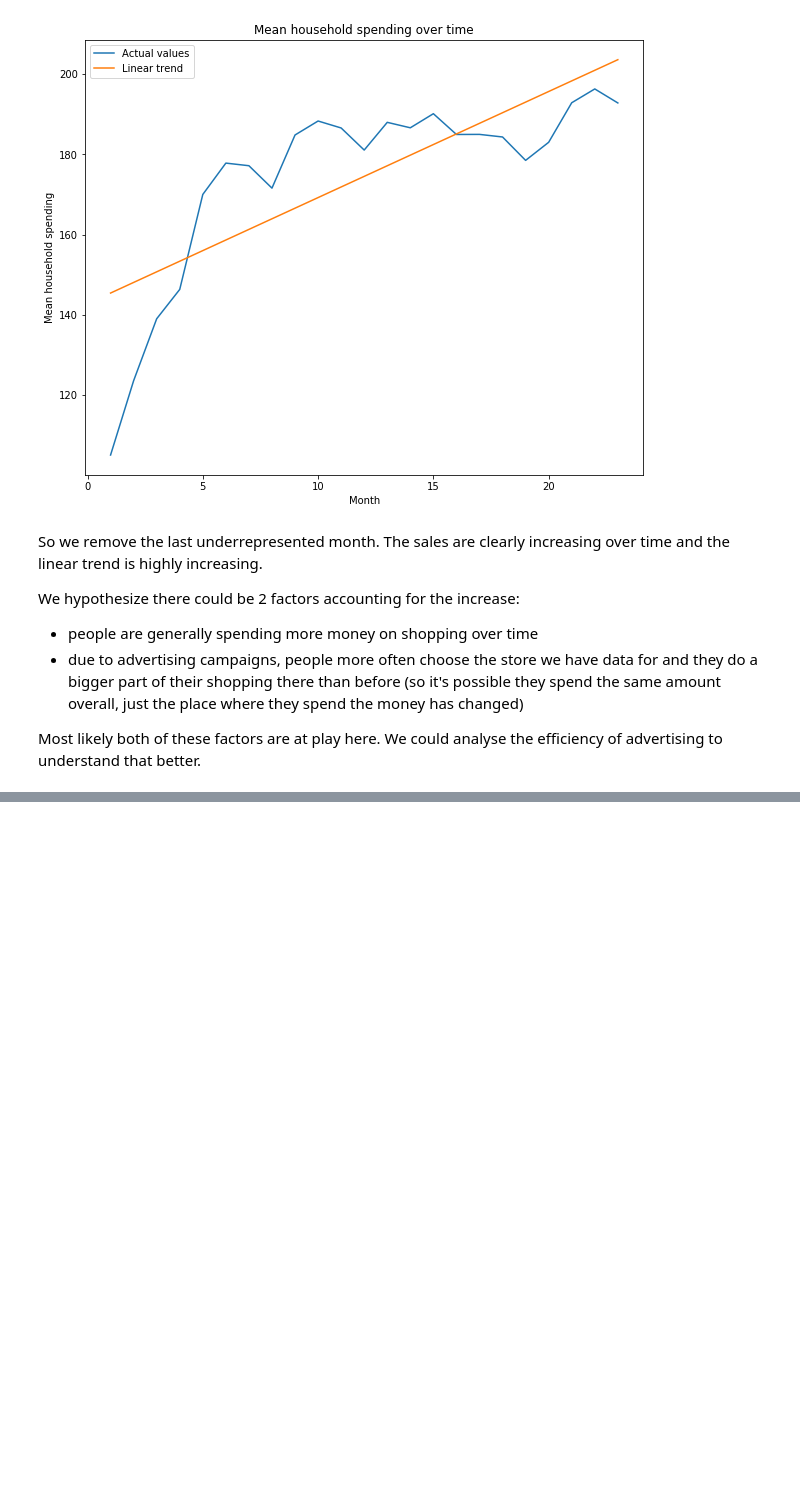
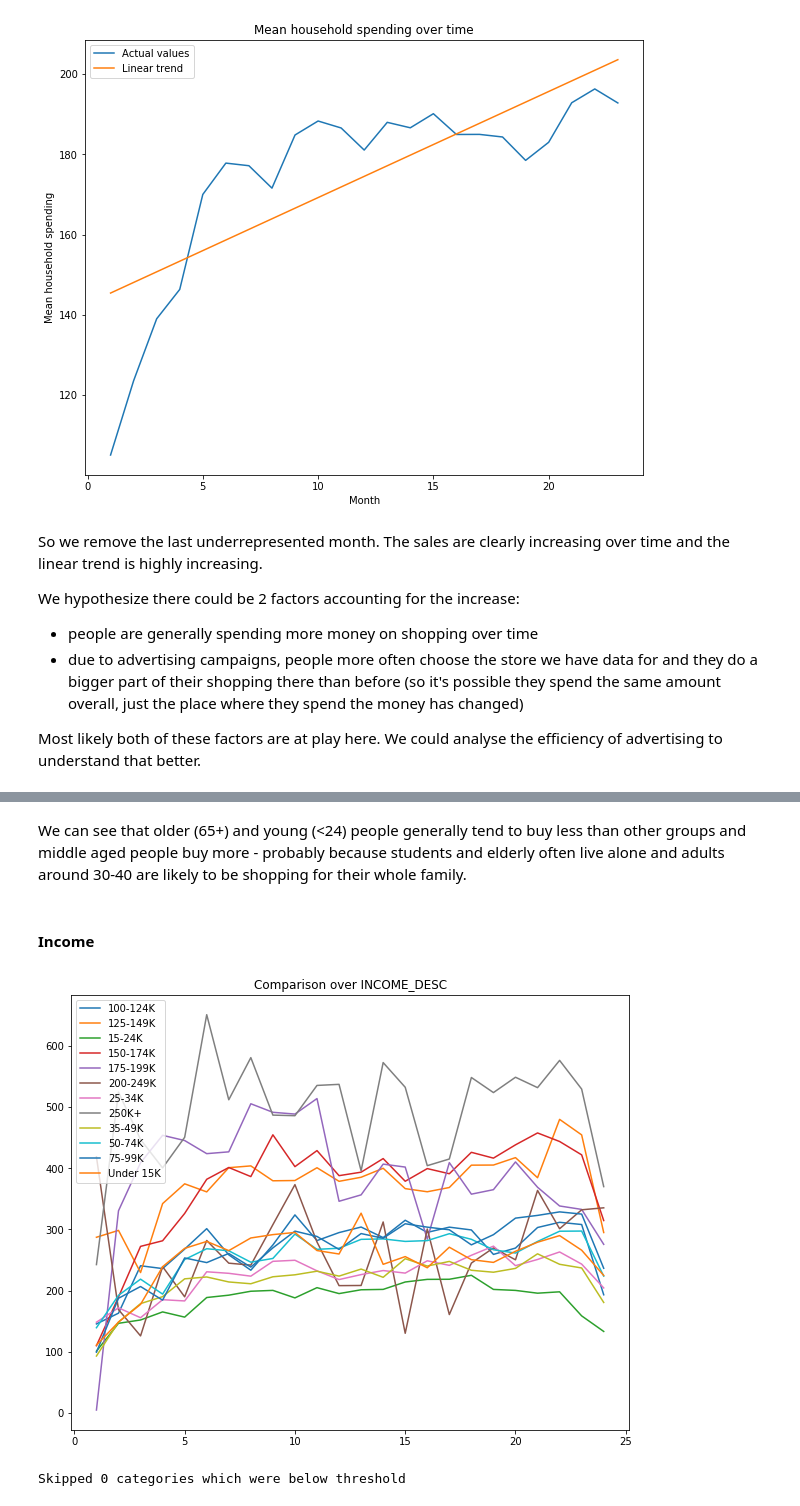
Before and after one commit to Lucianod28/Ada-project, a Jupyter notebook: Milestone2.ipynb, the cells around one changed output, grey strips where cells are left out. Cells and saved outputs as stored; diff of their text form; code cells hidden in the pictures; blank space fills up the shorter version.

```diff
--- a/Milestone2.ipynb
+++ b/Milestone2.ipynb
@@ -171,0 +225,9 @@ Most likely both of these factors are at play here. We could analyse the efficie
+# %% [markdown]
+We can see that older (65+) and young (<24) people generally tend to buy less than other groups and middle aged people buy more - probably because students and elderly often live alone and adults around 30-40 are likely to be shopping for their whole family.
+# %% [markdown]
+#### Income
+# %%
+analyze_categories(transactions_demographic, "INCOME_DESC", stat_mean_monthly_spending)
+# %% [output]
+[figure, added]
+Skipped 0 categories which were below threshold
```
Also changed, not shown: parts of 39 cells of this notebook.
